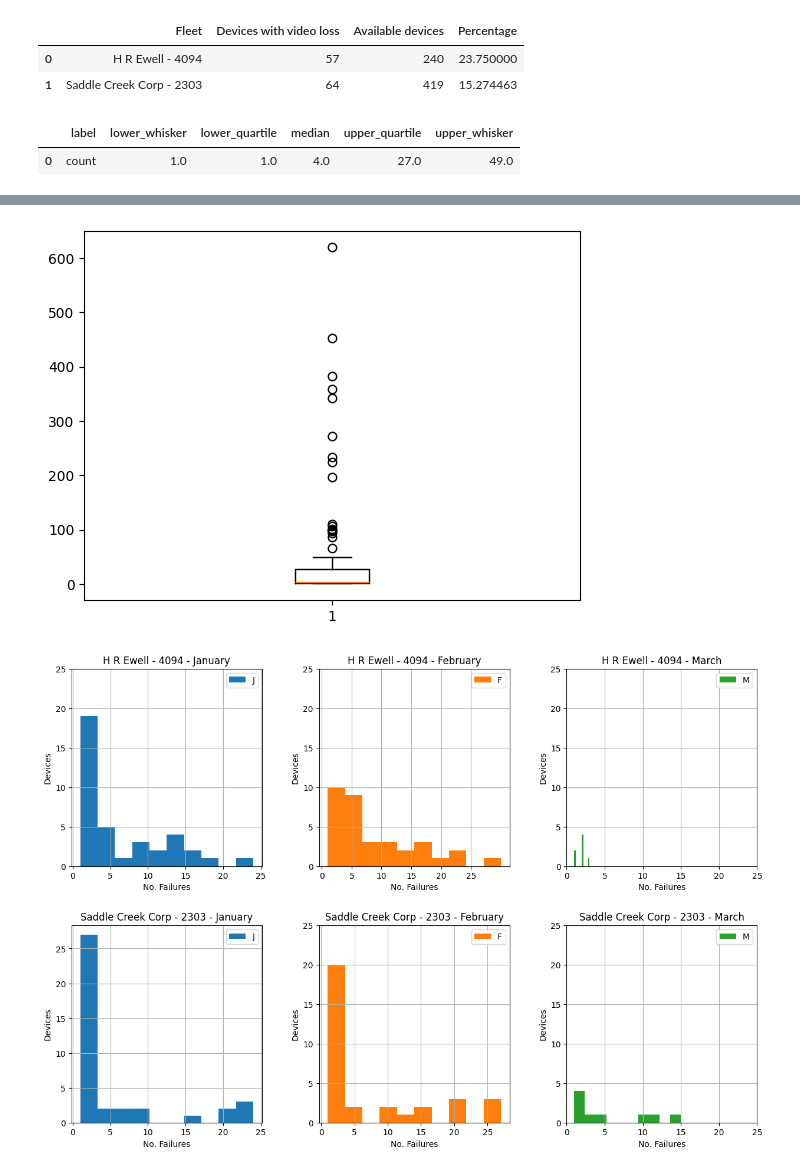
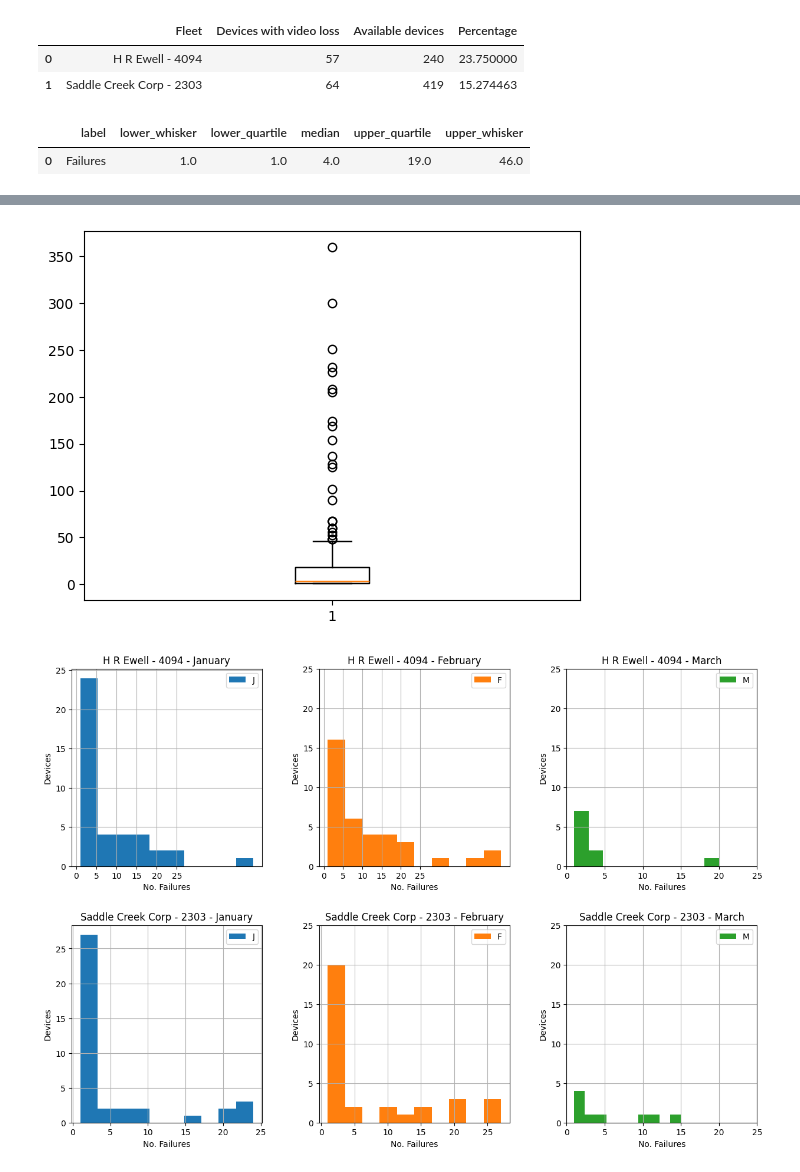
Before and after one commit to apolo-marton/video-loss-analysis, a Jupyter notebook: alarm_analysis.ipynb, the cells around one changed output, grey strips where cells are left out. Saved outputs shown, nothing was run; the diff lists cells and outputs as text; code cells hidden in the pictures.

```diff
--- a/alarm_analysis.ipynb
+++ b/alarm_analysis.ipynb
@@ -52,9 +52,11 @@ original_alarms_df = original_alarms_df.drop_duplicates()
 alarms_df = original_alarms_df.copy()
 alarms_df = alarms_df.drop_duplicates()
 
-alarms_df = alarms_df.drop(columns=["Alarm evidence", "Alarm level", "Category", "Alarm status", "Driver", "Driver employee ID", "Label"])
+alarms_df = alarms_df.drop(columns=["Alarm evidence", "Alarm level", "Category", "Alarm status", "Driver", "Driver employee ID", "Label", "Day"])
 alarms_df = alarms_df.sort_values('Alarm time')
-alarms_df["Alarm time"] = pd.to_datetime(alarms_df["Alarm time"])
+alarms_df["Alarm time"] = pd.to_datetime(alarms_df["Alarm time"],yearfirst=True)
+
+alarms_df = alarms_df[alarms_df["Alarm time"]>=datetime.datetime(year=2024, month=1, day=1)]
 # %%
 #REMOVE OUTLIER DEVICES
 def get_box_plot_data(labels, bp):
@@ -196,25 +202,21 @@ display(result)
 # Analise alarms/velocidade (histograma)
 # %%
 #DEVICE FAILURES GROUPED BY MONTH FOR EACH FLEET
-alarms_filtered_df = alarms_df[alarms_df["Alarm time"]>=datetime.datetime(year=2024, month=1, day=1)]
-grouper_month = alarms_filtered_df["Alarm time"].dt.month_name()
-alarms_grouped_df = alarms_filtered_df.groupby([grouper_month, "Fleet"])["License plate number"].value_counts()
+grouper_month = alarms_df["Alarm time"].dt.month_name()
+alarms_grouped_df = alarms_df.groupby([grouper_month, "Fleet"])["License plate number"].value_counts()
 alarms_grouped_df = alarms_grouped_df.to_frame().reset_index().rename(columns={"count":"Failures", "Alarm time":"Month"})
 
 #Rove monthly outliers
-camera_failure_freq = alarms_filtered_df.groupby(["License plate number"])["License plate number"].value_counts()
-camera_failure_freq = camera_failure_freq.to_frame().reset_index()
-bp = plt.boxplot(camera_failure_freq['count'])
-bp_info = get_box_plot_data(['count'],bp)
+bp = plt.boxplot(alarms_grouped_df['Failures'])
+bp_info = get_box_plot_data(['Failures'],bp)
 display(bp_info)
 
 #Remove monthly outliers
-outlier_devices = camera_failure_freq[camera_failure_freq['count']>bp_info['upper_whisker'][0]]
+outlier_devices = alarms_grouped_df[alarms_grouped_df['Failures']>bp_info['upper_whisker'][0]]
 alarms_grouped_df = alarms_grouped_df[~ alarms_grouped_df["License plate number"].isin(outlier_devices["License plate number"])]
 devices_grouped_df = devices_df[~ devices_df["License plate No."].isin(outlier_devices["License plate number"])]
-
-# alarms_grouped_fleet_moth = alarms_grouped_df.pivot(index=["Fleet","License plate number"], columns="Month", values="Failures").reset_index()
-# alarms_grouped_fleet_moth = alarms_grouped_fleet_moth.drop(columns=12)
+display(outlier_devices)
+alarms_grouped_fleet_moth = alarms_grouped_df.pivot(index=["Fleet","License plate number"], columns="Month", values="Failures").reset_index()
 
 fleets = alarms_grouped_df["Fleet"].unique()
 months = sorted(alarms_grouped_df["Month"].unique(), key=lambda m: datetime.datetime.strptime(m, "%B"))
@@ -228,19 +230,19 @@ for fleet_name in fleets :
     for month_name in months :
         hist_color = next(palette)
         data_fleet_month = alarms_grouped_df[(alarms_grouped_df["Fleet"]==fleet_name) & (alarms_grouped_df["Month"]==month_name)]
-        data_fleet_month.hist(ax=axs[i, j], color=hist_color)
+        data_fleet_month.hist(ax=axs[i,j], color=hist_color)
         plt.sca(axs[i,j])
         axs[i,j].set_ylabel("Devices")
         axs[i,j].set_xlabel("No. Failures")
         axs[i,j].set_title(fleet_name+' - '+month_name)
         axs[i,j].legend(month_name)
-
         plt.xticks(np.arange(0, 30, step=5))
         plt.yticks(np.arange(0, 30, step=5))
+
         j=j+1
     i=i+1
 
 # display(alarms_grouped_df)
 # %% [output]
 |  | label | lower_whisker | lower_quartile | median | upper_quartile | upper_whisker |
-| 0 | count | 1.0 | 1.0 | 4.0 | 27.0 | 49.0 |
+| 0 | Failures | 1.0 | 1.0 | 4.0 | 19.0 | 46.0 |
@@ -247,5 +266,5 @@ for fleet_name in fleets :
-[figure, old version]
+[figure, new version]
-[figure, old version]
+[figure, new version]
 # %%
 
 # Analise alarms/velocidade (histograma)
```
Also changed, not shown: parts of 8 cells of this notebook.
